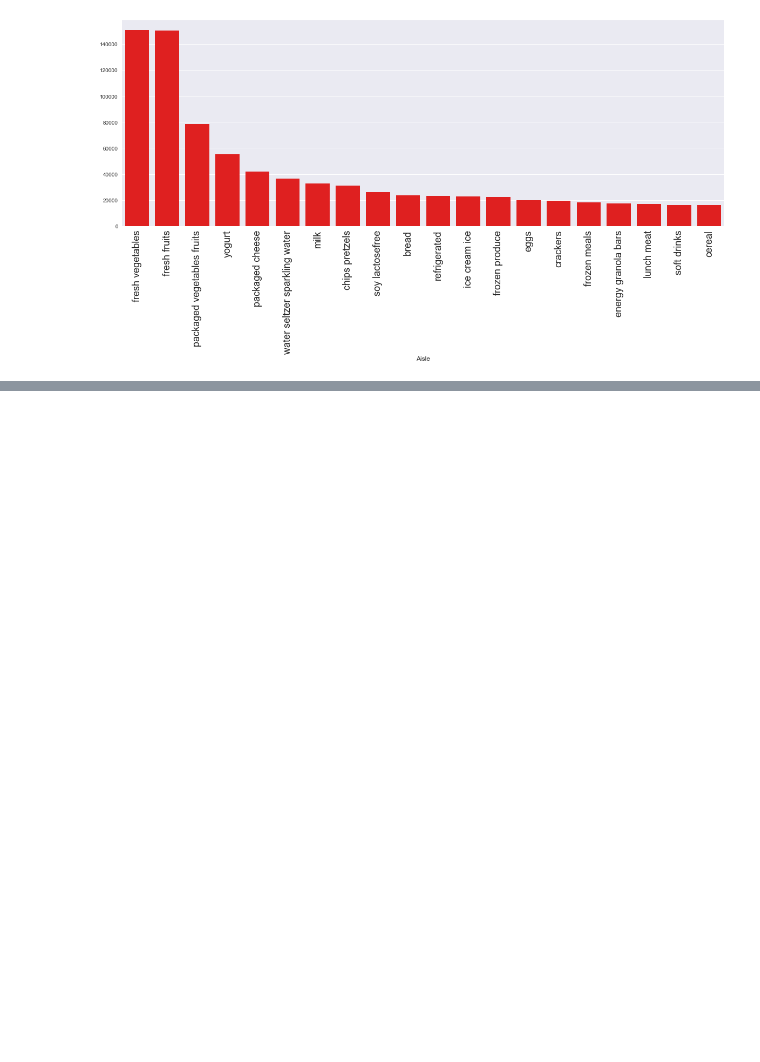
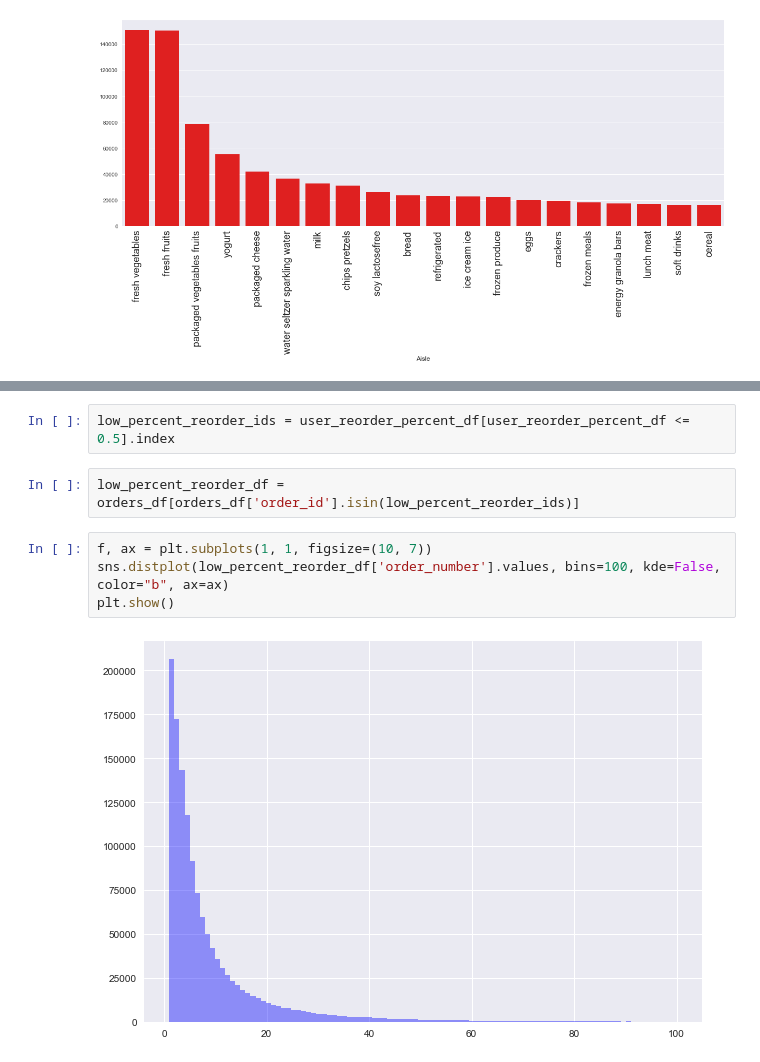
Before and after one commit to AstaTus/Instacar_-Market_Basket_Analysis, a Jupyter notebook: EDA/CommonEDA.ipynb, the cells around one changed output, grey strips where cells are left out. Drawn from its saved outputs; the diff is of its cells as text; blank space fills up the shorter version.

```diff
--- a/EDA/CommonEDA.ipynb
+++ b/EDA/CommonEDA.ipynb
@@ -344,0 +392,10 @@ NameError: name 'orders_df' is not defined
+# %%
+low_percent_reorder_ids = user_reorder_percent_df[user_reorder_percent_df <= 0.5].index
+# %%
+low_percent_reorder_df = orders_df[orders_df['order_id'].isin(low_percent_reorder_ids)]
+# %%
+f, ax = plt.subplots(1, 1, figsize=(10, 7))
+sns.distplot(low_percent_reorder_df['order_number'].values, bins=100, kde=False, color="b", ax=ax)
+plt.show()
+# %% [output]
+[figure, added]
```
Also changed, not shown: parts of 9 cells of this notebook, 3 other files.
